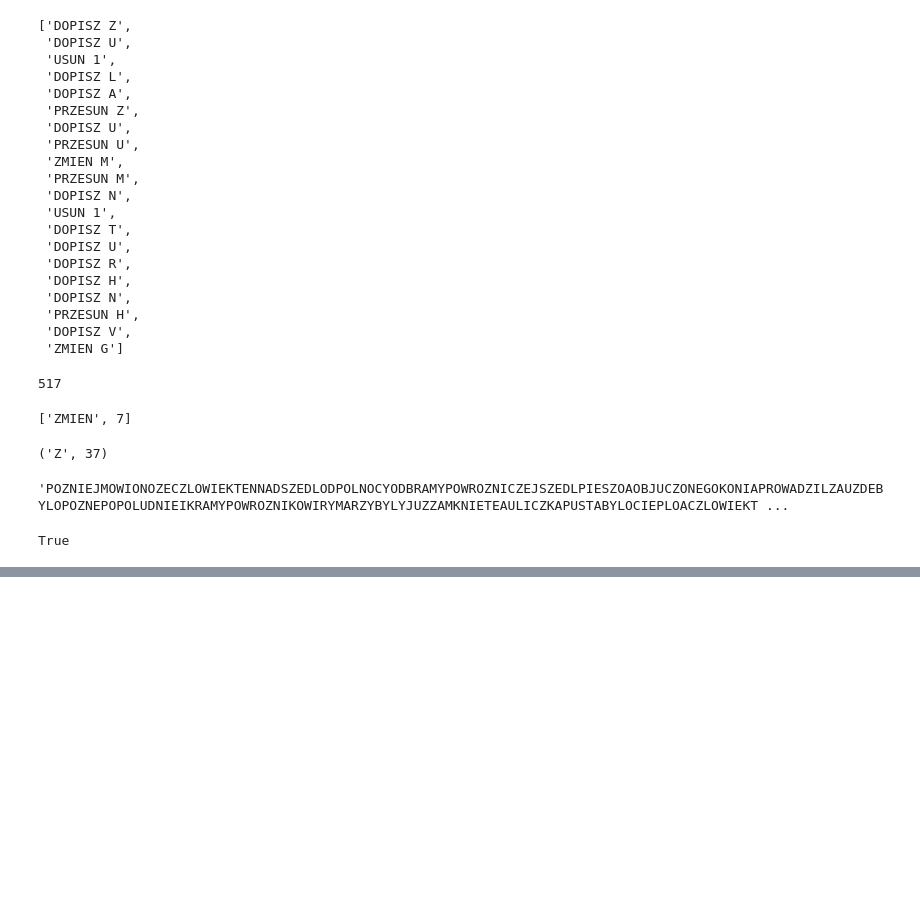
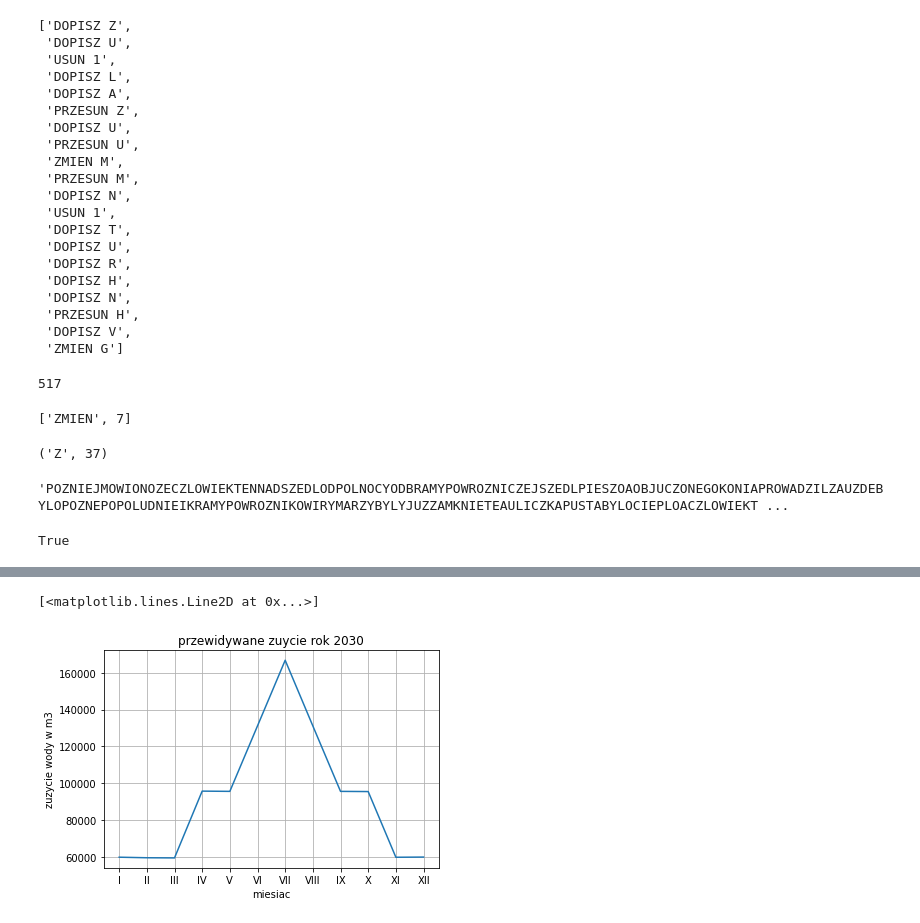
Before and after one commit to AnalitykEduPL/matura_python, a Jupyter notebook: Rozwiazania_2021.ipynb, the cells around one changed output, grey strips where cells are left out. Cells and saved outputs as stored; diff of their text form; code cells hidden in the pictures; blank space fills up the shorter version.

```diff
--- a/Rozwiazania_2021.ipynb
+++ b/Rozwiazania_2021.ipynb
@@ -129,0 +298,2 @@ True
+# %%
+data_5_4['rok'] = 2019
@@ -129,0 +326,5 @@ True
+# %%
+rok = 2019
+for item in range(1,12):
+    data_5_4.loc[item] = data_5_4.iloc[item-1]*1.01
+    data_5_4['rok'].loc[item]=int(rok+item)
@@ -129,0 +368,2 @@ True
+# %%
+data_wykres = data_5_4[data_5_4.rok==2030.0]
@@ -129,0 +375,3 @@ True
+# %%
+data_wykres = data_wykres.transpose().drop(['rok'])
+data_wykres
@@ -129,0 +394,9 @@ True
+# %%
+plt.title('przewidywane zuycie rok 2030')
+plt.xlabel('miesiac')
+plt.ylabel('zuzycie wody w m3')
+plt.grid(True)
+plt.plot(data_wykres)
+# %% [output]
+[<matplotlib.lines.Line2D at 0x...>]
+[figure, added]
```
Also changed, not shown: parts of 38 cells of this notebook.
